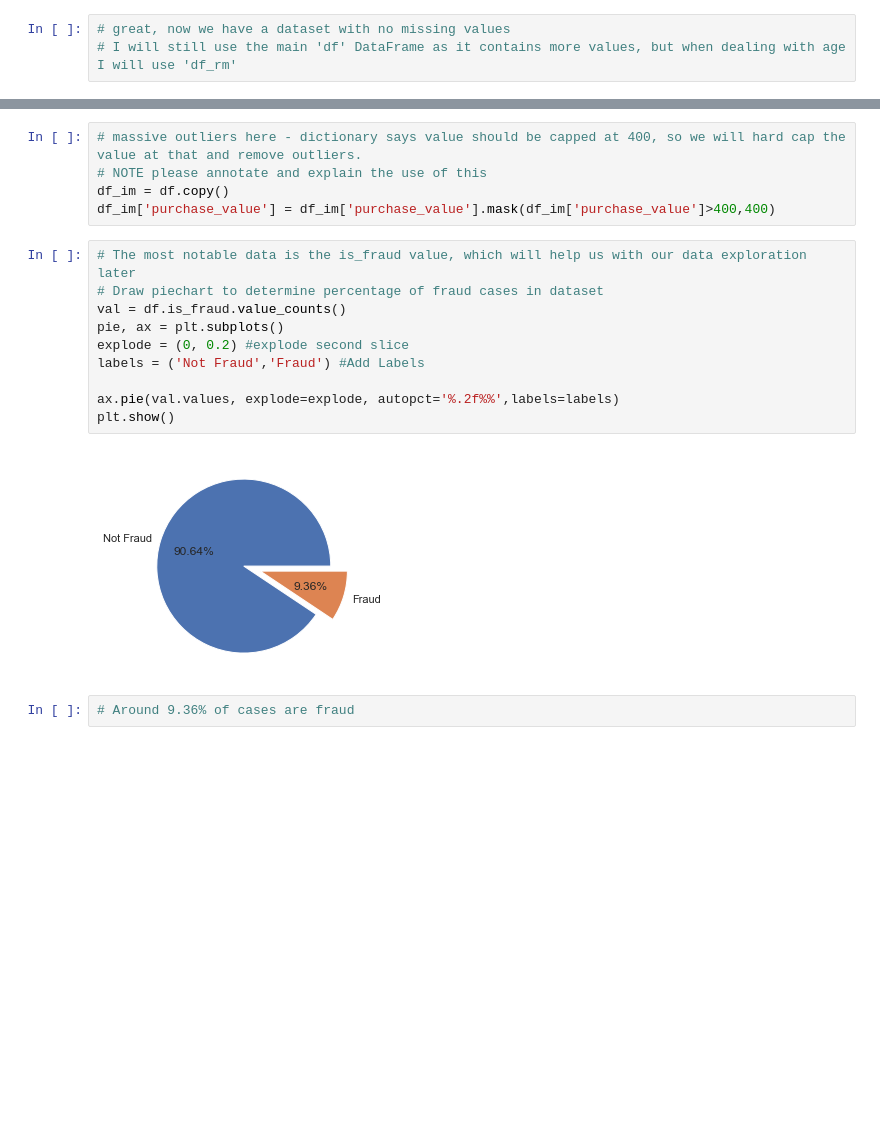
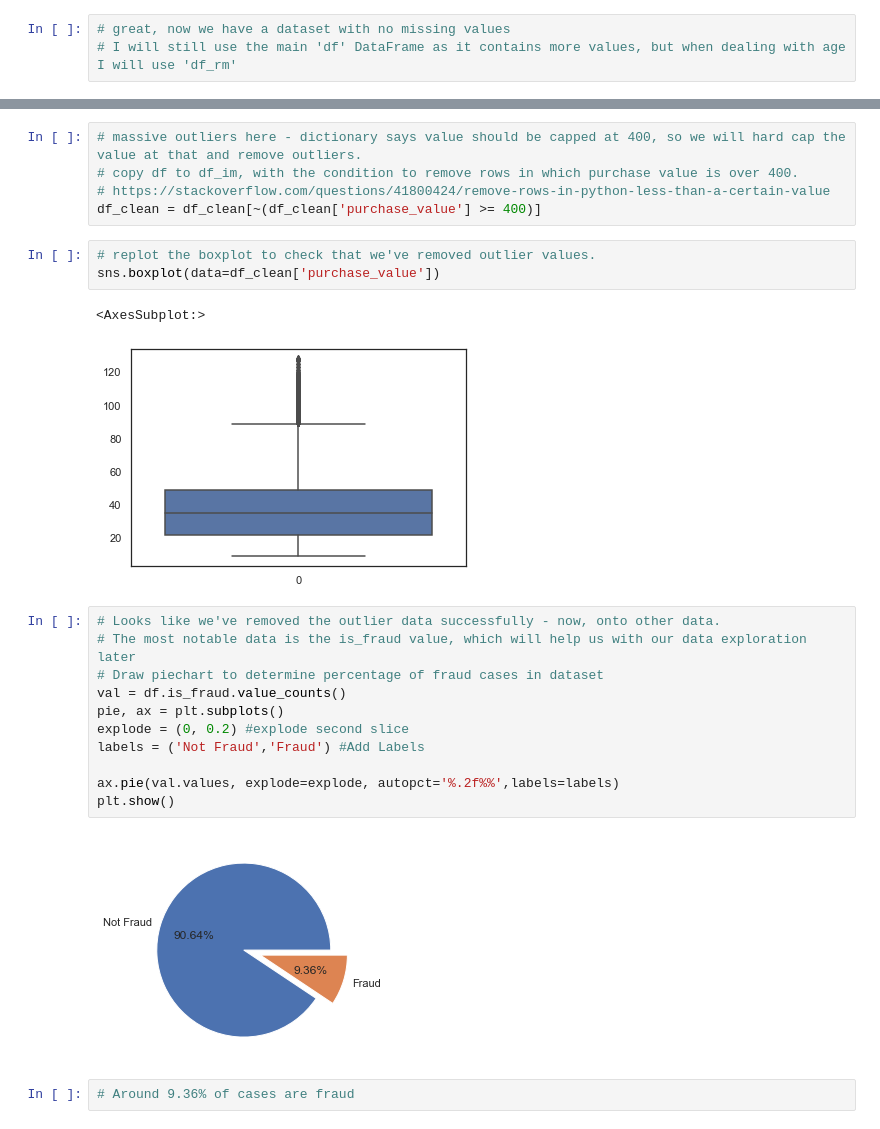
Before and after one commit to TeoTzeShuen/school, a Jupyter notebook: Individual Project/project.ipynb, the cells around one changed output, grey strips where cells are left out. Saved outputs shown, nothing was run; the diff lists cells and outputs as text; blank space fills up the shorter version.

```diff
--- a/Individual Project/project.ipynb
+++ b/Individual Project/project.ipynb
@@ -95,9 +96,16 @@ sns.boxplot(data=df['purchase_value'])
 # %%
 # massive outliers here - dictionary says value should be capped at 400, so we will hard cap the value at that and remove outliers.
-# NOTE please annotate and explain the use of this
-df_im = df.copy()
-df_im['purchase_value'] = df_im['purchase_value'].mask(df_im['purchase_value']>400,400)
+# copy df to df_im, with the condition to remove rows in which purchase value is over 400.
+# https://stackoverflow.com/questions/41800424/remove-rows-in-python-less-than-a-certain-value
+df_clean = df_clean[~(df_clean['purchase_value'] >= 400)]
+# %%
+# replot the boxplot to check that we've removed outlier values.
+sns.boxplot(data=df_clean['purchase_value'])
+# %% [output]
+<AxesSubplot:>
+[figure, added]
 # %%
+# Looks like we've removed the outlier data successfully - now, onto other data.
 # The most notable data is the is_fraud value, which will help us with our data exploration later
 # Draw piechart to determine percentage of fraud cases in dataset
 val = df.is_fraud.value_counts()
```
Also changed, not shown: parts of 7 cells of this notebook.
